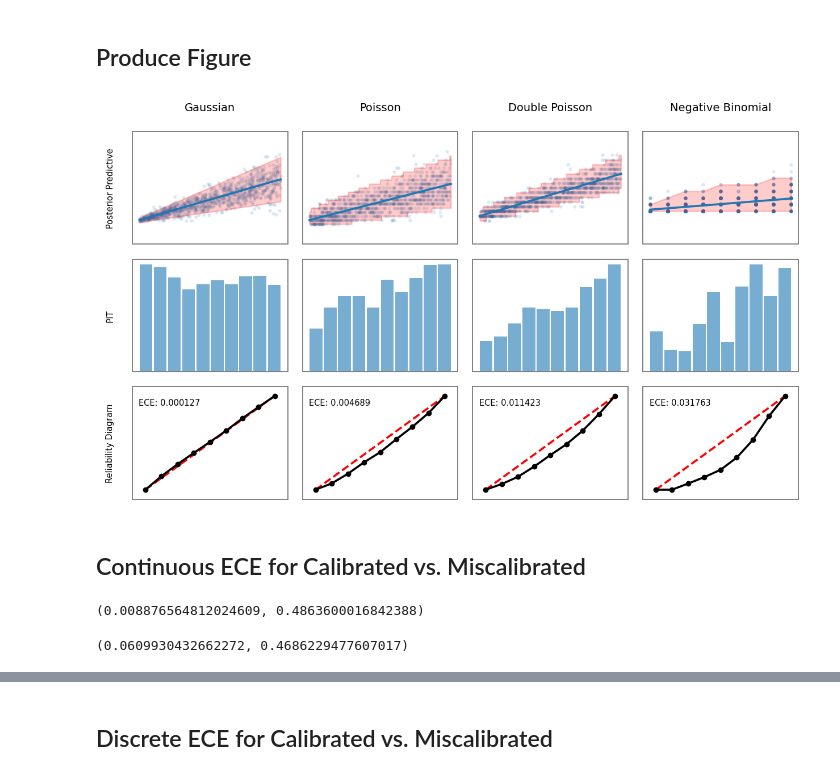
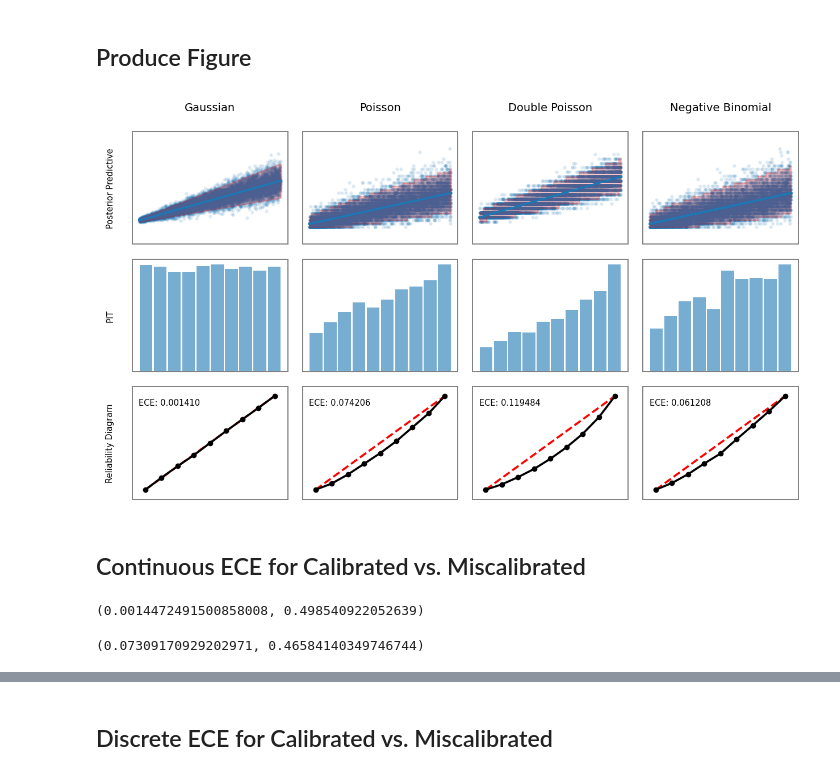
Before and after one commit to porterjenkins/deep_uncertainty, a Jupyter notebook: deep_uncertainty/notebooks/measuring_calibration.ipynb, the cells around one changed output, grey strips where cells are left out. Drawn from its saved outputs; the diff is of its cells as text; code cells hidden in the pictures.

Commit message:
Fixed sampling code for discrete random variables

```diff
--- a/deep_uncertainty/notebooks/measuring_calibration.ipynb
+++ b/deep_uncertainty/notebooks/measuring_calibration.ipynb
@@ -76,7 +74,7 @@ def plot_regression_calibration_curve_cdf(
     expected_pct_where_cdf_less_than_p = p_vals
     actual_pct_where_cdf_less_than_p = (posterior_predictive.cdf(y_true) <= p_vals).mean(axis=1)
 
-    ece = compute_continuous_ece(y_true, posterior_predictive, num_bins=50, weights="frequency", alpha=2)
+    ece = compute_continuous_ece(y_true, posterior_predictive, num_bins=50, weights="frequency", alpha=1)
 
     ax = plt.subplots(1, 1)[1] if ax is None else ax
     ax.plot(
@@ -107,19 +105,18 @@ def plot_regression_calibration_curve_cdf(
 # %% [markdown]
 ## Data Generation
 # %%
-num_samples = 1000
+num_samples = 10000
 cont_x = np.random.uniform(1, 10, size=num_samples)
-discrete_x = np.random.randint(1, 10, size=num_samples)
-gaussian_y = norm.rvs(loc=cont_x, scale=cont_x/4)
+gaussian_y = norm.rvs(loc=cont_x, scale=cont_x/5)
 poisson_y = poisson.rvs(mu=cont_x)
 double_poisson_y = np.array([DoublePoisson(x_i, 3).rvs(1) for x_i in cont_x]).astype(int)
-nbinom_y = nbinom.rvs(n=4*discrete_x, p=0.95)
+nbinom_y = nbinom.rvs(n=(4*cont_x).round(), p=0.8)
 # %% [markdown]
 ## Create Calibrated/Miscalibrated Posterior Pred. Dists
 # %%
 # Well-calibrated
 
-mu_hat = cont_x; sigma_hat = cont_x/4
+mu_hat = cont_x; sigma_hat = cont_x/5
 gaussian_post_pred = norm(loc=mu_hat, scale=sigma_hat)
 
 lambda_hat = cont_x
@@ -129,26 +126,26 @@ dpo_mu_hat = cont_x
 phi_hat = 3
 dpo_post_pred = DoublePoisson(dpo_mu_hat, phi_hat)
 
-n_hat = 4*discrete_x
-p_hat = 0.95
+n_hat = (4*cont_x).round()
+p_hat = 0.8
 nbinom_post_pred = nbinom(n=n_hat, p=p_hat)
 nbinom_mu_hat = nbinom_post_pred.mean()
 
 # Poorly-calibrated
 
 bad_mu_hat = cont_x + 5
-bad_sigma_hat = cont_x / 8
+bad_sigma_hat = cont_x / 20
 bad_gaussian_post_pred = norm(loc=bad_mu_hat, scale=bad_sigma_hat)
 
 bad_lambda_hat = cont_x + 10
 bad_poisson_post_pred = poisson(mu=bad_lambda_hat)
 
-bad_dpo_mu_hat = cont_x - 1
+bad_dpo_mu_hat = cont_x + 5
 bad_phi_hat = 30
 bad_dpo_post_pred = DoublePoisson(bad_dpo_mu_hat, bad_phi_hat)
 
-bad_n_hat = 2*discrete_x
-bad_p_hat = 0.5
+bad_n_hat = (2*cont_x).round()
+bad_p_hat = 0.3
 bad_nbinom_post_pred = nbinom(n=bad_n_hat, p=bad_p_hat)
 # %% [markdown]
 ## Produce Figure
@@ -173,35 +170,35 @@ plot_regression_calibration_curve_cdf(poisson_y, poisson_post_pred, ax=axs[2, 1]
 plot_posterior_predictive(cont_x, double_poisson_y, dpo_mu_hat, dpo_post_pred.ppf(0.025), dpo_post_pred.ppf(0.975), ax=axs[0, 2], show=False)
 axs[1, 2].hist(dpo_post_pred.cdf(double_poisson_y.reshape(-1, 1).flatten()), density=True, alpha=hist_alpha, rwidth=hist_rwidth)
 axs[1, 2].set_xticks([])
 axs[1, 2].set_yticks([])
 plot_regression_calibration_curve_cdf(double_poisson_y.flatten(), dpo_post_pred, ax=axs[2, 2], show=False)
 
-plot_posterior_predictive(discrete_x, nbinom_y, nbinom_mu_hat, nbinom_post_pred.ppf(0.025), nbinom_post_pred.ppf(0.975), ax=axs[0, 3], show=False)
+plot_posterior_predictive(cont_x, nbinom_y, nbinom_mu_hat, nbinom_post_pred.ppf(0.025), nbinom_post_pred.ppf(0.975), ax=axs[0, 3], show=False)
 axs[1, 3].hist(nbinom_post_pred.cdf(nbinom_y), density=True, alpha=hist_alpha, rwidth=hist_rwidth)
 axs[1, 3].set_xticks([])
 axs[1, 3].set_yticks([])
 plot_regression_calibration_curve_cdf(nbinom_y, nbinom_post_pred, ax=axs[2, 3], show=False)
 
 row_labels = ["Posterior Predictive", "PIT", "Reliability Diagram"]
 for ax, row in zip(axs[:, 0], row_labels):
     ax.annotate(row, xy=(0, 0.5), xytext=(-ax.yaxis.labelpad - 5, 0),
                 xycoords=ax.yaxis.label, textcoords='offset points',
                 fontsize=6, ha='right', va='center', rotation=90)
 
 
 col_labels = ["Gaussian", "Poisson", "Double Poisson", "Negative Binomial"]
 for ax, col in zip(axs[0, :], col_labels):
     ax.annotate(col, xy=(0.5, 1), xytext=(0, 15),
                 xycoords='axes fraction', textcoords='offset points',
                 fontsize=8, ha='center', va='baseline')
 
 for ax in axs.ravel():
     for spine in ax.spines.values():
         spine.set_edgecolor('gray')
 
 plt.show()
 # %% [output]
-[figure, old version]
+[figure, new version]
 # %%
 fig.tight_layout()
 fig.savefig(fname="failure_of_pit.pdf", format="pdf")
@@ -212,11 +209,11 @@ alpha = 1
 # %%
 compute_continuous_ece(gaussian_y, gaussian_post_pred, num_bins=30, weights="frequency", alpha=alpha), compute_continuous_ece(gaussian_y, bad_gaussian_post_pred, num_bins=30, weights="frequency", alpha=alpha)
 # %% [output]
-(0.008876564812024609, 0.4863600016842388)
+(0.0014472491500858008, 0.498540922052639)
 # %%
 compute_continuous_ece(poisson_y, poisson_post_pred, num_bins=30, weights="frequency", alpha=alpha), compute_continuous_ece(poisson_y, bad_poisson_post_pred, num_bins=30, weights="frequency", alpha=alpha)
 # %% [output]
-(0.0609930432662272, 0.4686229477607017)
+(0.07309170929202971, 0.46584140349746744)
 # %%
 compute_continuous_ece(nbinom_y, nbinom_post_pred, num_bins=30, weights="frequency", alpha=alpha), compute_continuous_ece(nbinom_y, bad_nbinom_post_pred, num_bins=30, weights="frequency", alpha=alpha)
 # %% [output]
```
Also changed, not shown: parts of 11 cells of this notebook, 1 other file.
